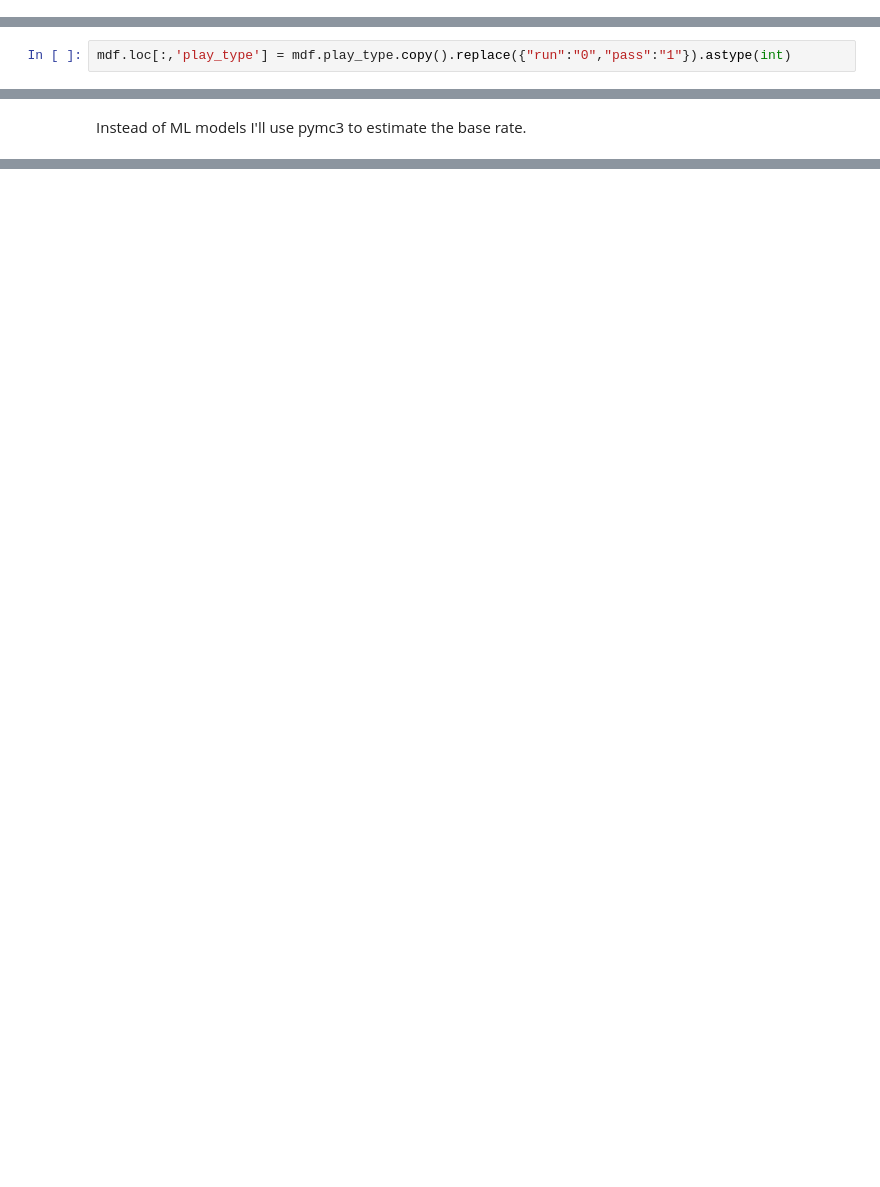
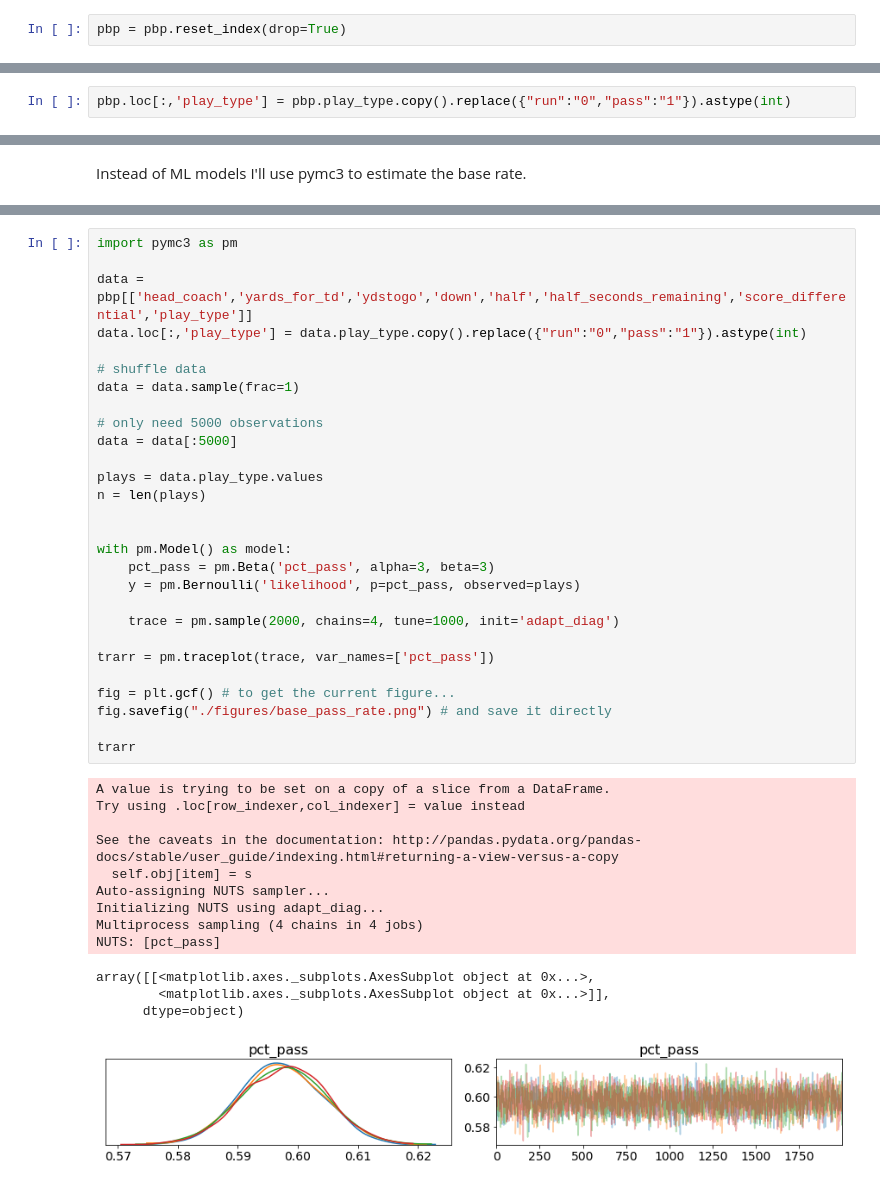
Before and after one commit to btatkinson/pass_exp, a Jupyter notebook: nfl_pass_exp.ipynb, the cells around one changed output, grey strips where cells are left out. Cells and saved outputs as stored; diff of their text form; blank space fills up the shorter version.

```diff
--- a/nfl_pass_exp.ipynb
+++ b/nfl_pass_exp.ipynb
@@ -328,4 +353,6 @@ pbp[['season','week','posteam']].head()
 | 2 | 2009 | 1 | PIT |
 | 3 | 2009 | 1 | TEN |
 | 4 | 2009 | 1 | TEN |
+# %%
+pbp = pbp.reset_index(drop=True)
 # %%
@@ -410,2 +457,2 @@ mdf.head()
 # %%
-mdf.loc[:,'play_type'] = mdf.play_type.copy().replace({"run":"0","pass":"1"}).astype(int)
+pbp.loc[:,'play_type'] = pbp.play_type.copy().replace({"run":"0","pass":"1"}).astype(int)
@@ -485,0 +461,42 @@ ValueError: Not enough samples to build a trace.
+# %%
+import pymc3 as pm
+
+data = pbp[['head_coach','yards_for_td','ydstogo','down','half','half_seconds_remaining','score_differential','play_type']]
+data.loc[:,'play_type'] = data.play_type.copy().replace({"run":"0","pass":"1"}).astype(int)
+
+# shuffle data
+data = data.sample(frac=1)
+
+# only need 5000 observations
+data = data[:5000]
+
+plays = data.play_type.values
+n = len(plays)
+
+
+with pm.Model() as model:
+    pct_pass = pm.Beta('pct_pass', alpha=3, beta=3)
+    y = pm.Bernoulli('likelihood', p=pct_pass, observed=plays)
+
+    trace = pm.sample(2000, chains=4, tune=1000, init='adapt_diag')
+
+trarr = pm.traceplot(trace, var_names=['pct_pass'])
+
+fig = plt.gcf() # to get the current figure...
+fig.savefig("./figures/base_pass_rate.png") # and save it directly
+
+trarr
+# %% [output]
+A value is trying to be set on a copy of a slice from a DataFrame.
+Try using .loc[row_indexer,col_indexer] = value instead
+
+See the caveats in the documentation: http://pandas.pydata.org/pandas-docs/stable/user_guide/indexing.html#returning-a-view-versus-a-copy
+  self.obj[item] = s
+Auto-assigning NUTS sampler...
+Initializing NUTS using adapt_diag...
+Multiprocess sampling (4 chains in 4 jobs)
+NUTS: [pct_pass]
+array([[<matplotlib.axes._subplots.AxesSubplot object at 0x...>,
+        <matplotlib.axes._subplots.AxesSubplot object at 0x...>]],
+      dtype=object)
+[figure, added]
```
Also changed, not shown: parts of 24 cells of this notebook, 1 other file.
